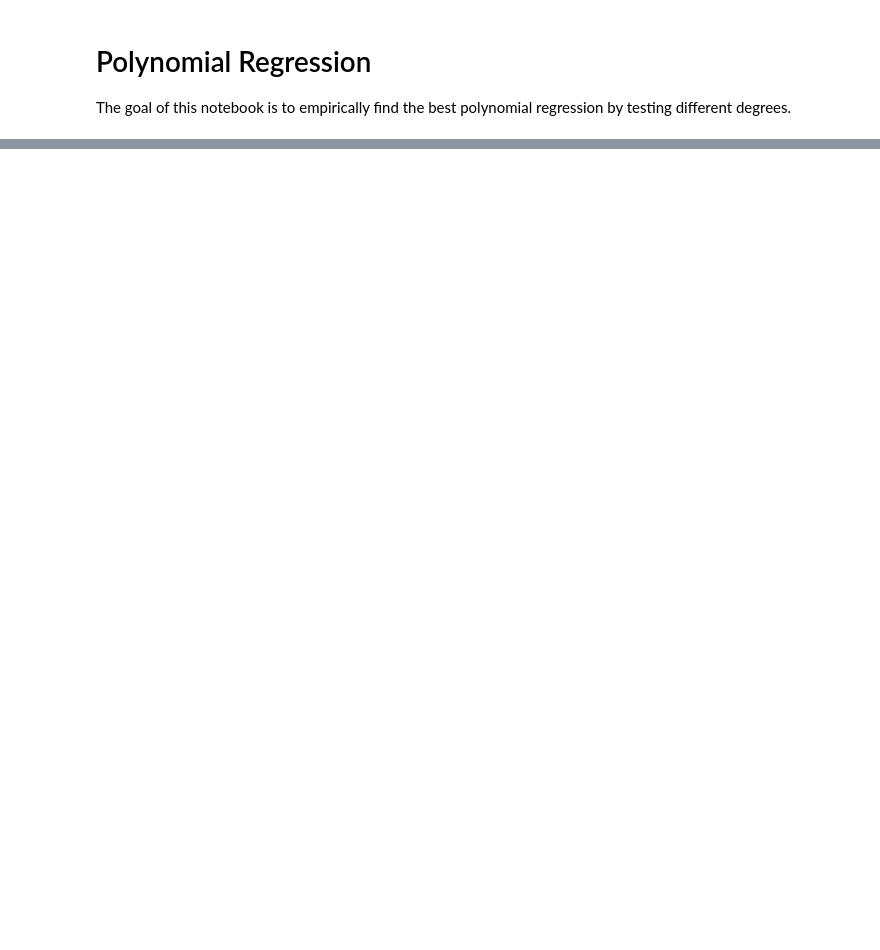
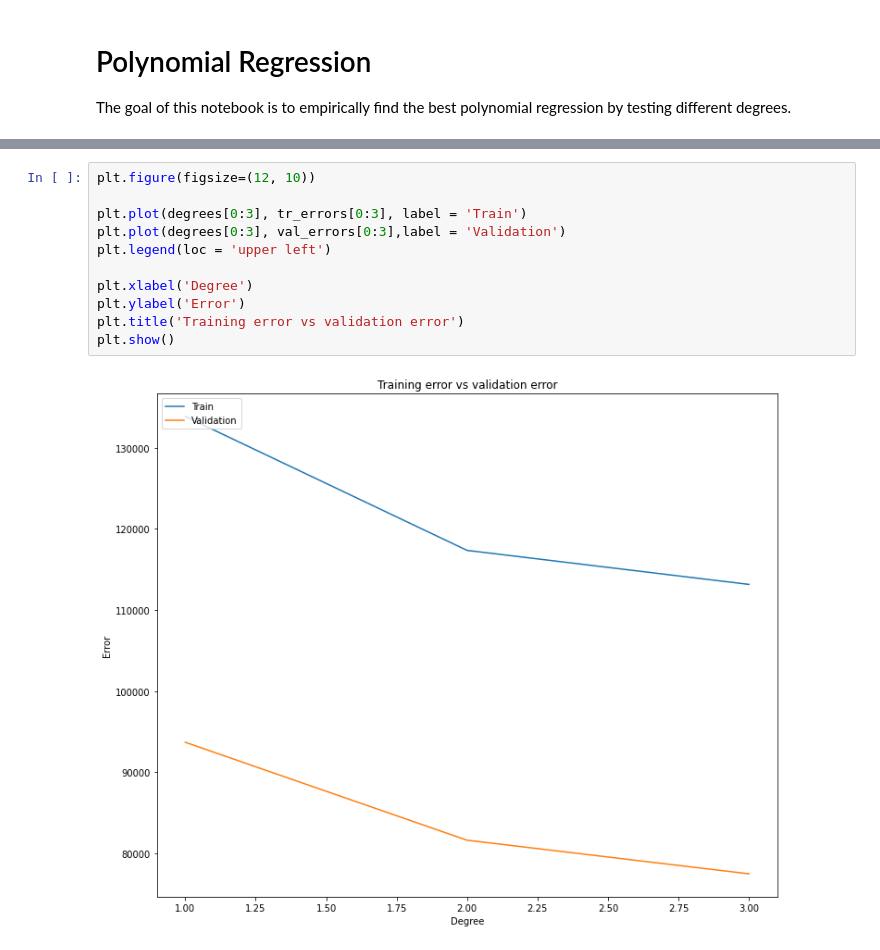
Before and after one commit to Sakkov/OMXH25-Prediction, a Jupyter notebook: Model1_Polynomial Regression.ipynb, the cells around one changed output, grey strips where cells are left out. Drawn from its saved outputs; the diff is of its cells as text; blank space fills up the shorter version.

```diff
--- a/Model1_Polynomial Regression.ipynb
+++ b/Model1_Polynomial Regression.ipynb
@@ -86,0 +92,13 @@ Degree    Training error      Validation error
+# %%
+plt.figure(figsize=(12, 10))
+
+plt.plot(degrees[0:3], tr_errors[0:3], label = 'Train')
+plt.plot(degrees[0:3], val_errors[0:3],label = 'Validation')
+plt.legend(loc = 'upper left')
+
+plt.xlabel('Degree')
+plt.ylabel('Error')
+plt.title('Training error vs validation error')
+plt.show()
+# %% [output]
+[figure, added]
```
Also changed, not shown: parts of 6 cells of this notebook, 2 other files.
